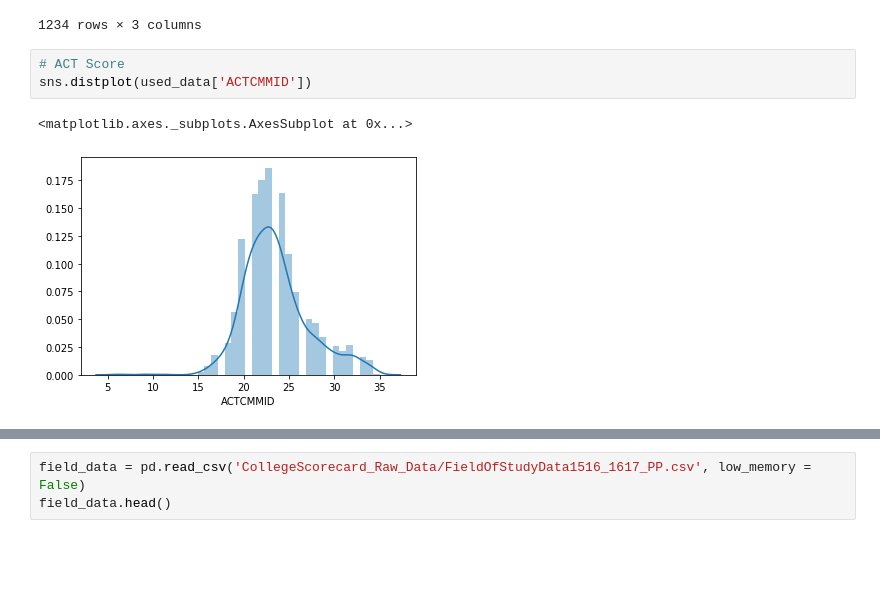
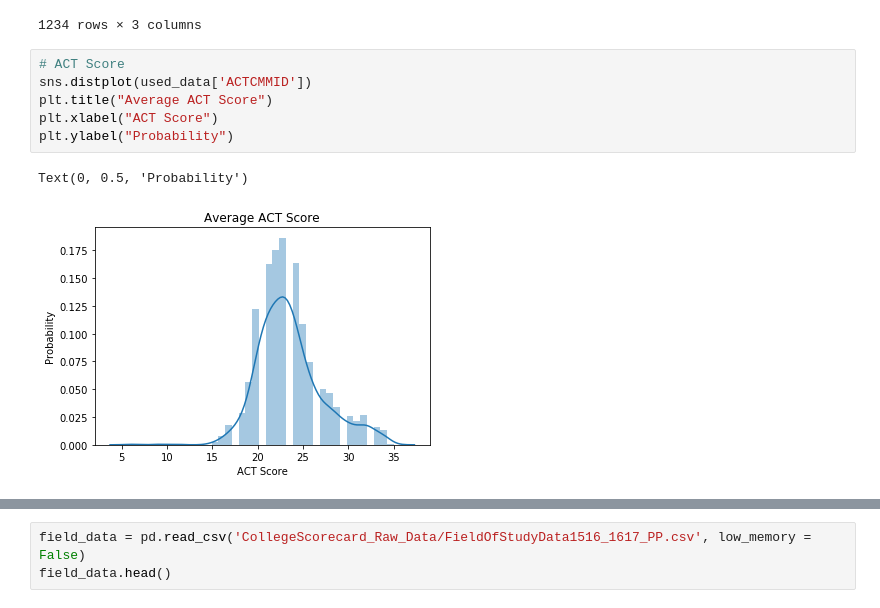
Before and after one commit to YJDave/cs418-s20-cs418_spring20_mighty_python, a Jupyter notebook: EduWorth.ipynb, the cells around one changed output, grey strips where cells are left out. Saved outputs shown, nothing was run; the diff lists cells and outputs as text; blank space fills up the shorter version.

```diff
--- a/EduWorth.ipynb
+++ b/EduWorth.ipynb
@@ -71,6 +73,9 @@ Min median ACT Score:  6.0
 # %%
 # ACT Score
 sns.distplot(used_data['ACTCMMID'])
+plt.title("Average ACT Score")
+plt.xlabel("ACT Score")
+plt.ylabel("Probability")
 # %% [output]
-<matplotlib.axes._subplots.AxesSubplot at 0x...>
+Text(0, 0.5, 'Probability')
-[figure, old version]
+[figure, new version]
```
Also changed, not shown: parts of 5 cells of this notebook.
